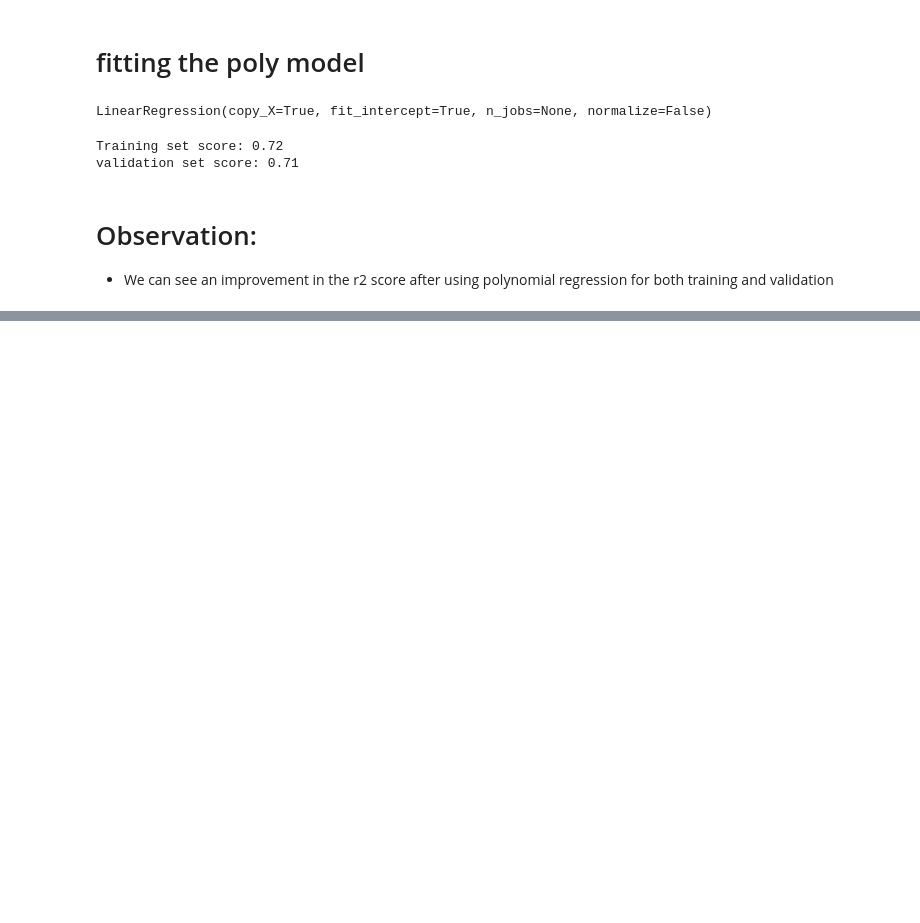
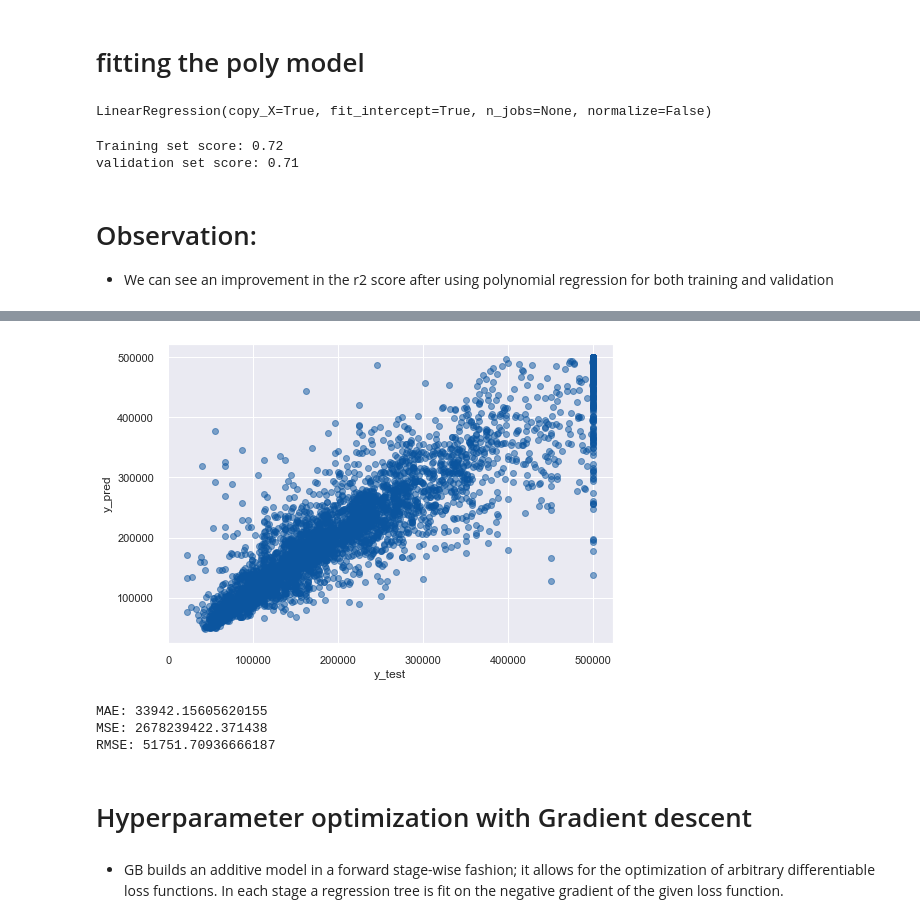
Before and after one commit to code-JOA/Housing-Project-Regression, a Jupyter notebook: notebook.ipynb, the cells around one changed output, grey strips where cells are left out. Cells and saved outputs as stored; diff of their text form; code cells hidden in the pictures; blank space fills up the shorter version.

```diff
--- a/notebook.ipynb
+++ b/notebook.ipynb
@@ -789,0 +842,7 @@ validation set score: 0.71
+# %%
+plt.scatter(y_test, y_pred, alpha = 0.5)
+plt.xlabel("y_test")
+plt.ylabel("y_pred")
+plt.show()
+# %% [output]
+[figure, added]
@@ -789,0 +851,15 @@ validation set score: 0.71
+# %%
+print('MAE:', metrics.mean_absolute_error(y_test, y_pred))
+print('MSE:', metrics.mean_squared_error(y_test, y_pred))
+print('RMSE:', np.sqrt(metrics.mean_squared_error(y_test, y_pred)))
+# %% [output]
+MAE: 33942.15605620155
+MSE: 2678239422.371438
+RMSE: 51751.70936666187
+# %% [markdown]
+# Hyperparameter optimization with Gradient descent
+# %% [markdown]
++ GB builds an additive model in a forward stage-wise fashion;
+  it allows for the optimization of arbitrary differentiable loss functions.
+  In each stage a regression tree is fit on the negative gradient of the
+  given loss function.
```
Also changed, not shown: parts of 21 cells of this notebook.
